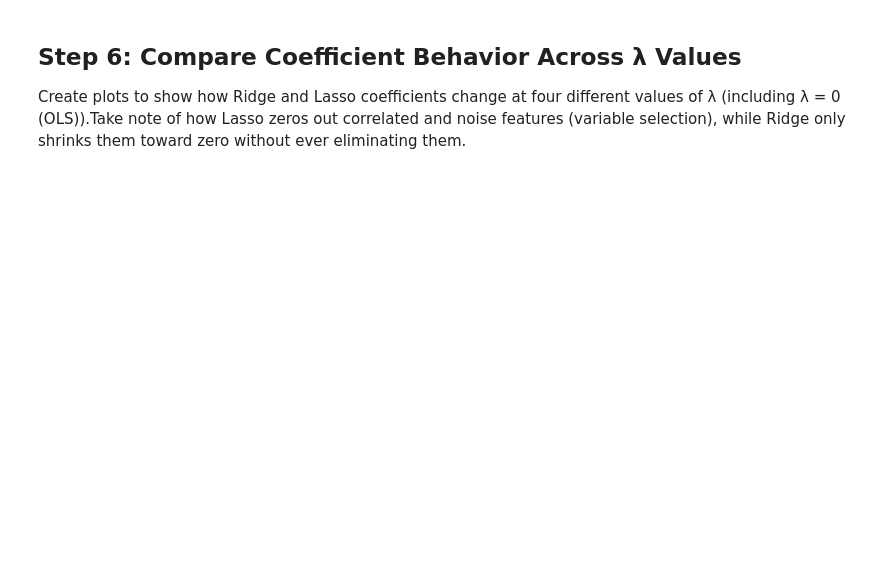
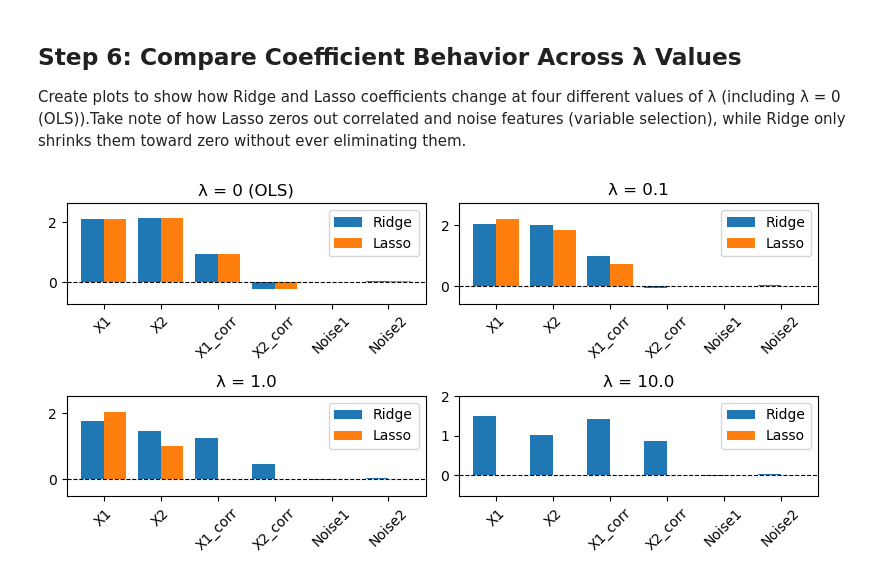
Before and after one commit to vedikaS-byte/eds232-labs, a Jupyter notebook: lab5.ipynb, the cells around one changed output. Cells and saved outputs as stored; diff of their text form; code cells hidden in the pictures; blank space fills up the shorter version.

```diff
--- a/lab5.ipynb
+++ b/lab5.ipynb
@@ -174,24 +228,42 @@ from IPython.display import display
 
 Create plots to show how Ridge and Lasso coefficients change at four different values of λ (including λ = 0 (OLS)).Take note of how Lasso  zeros out correlated and noise features (variable selection), while Ridge only shrinks them toward zero without ever eliminating them.
 # %%
+from sklearn.linear_model import LinearRegression
 
+lambdas = [0, 0.1, 1.0, 10.0]
+data = []
 
+for lam in lambdas:
+    if lam == 0:
+        ols = LinearRegression().fit(X_train, y_train)
+        data.append(pd.DataFrame({
+            'Ridge': ols.coef_,
+            'Lasso': ols.coef_
+        }, index=['X1', 'X2', 'X1_corr', 'X2_corr', 'Noise1', 'Noise2']))
+    else:
+        ridge = Ridge(alpha=lam).fit(X_train, y_train)
+        lasso = Lasso(alpha=lam).fit(X_train, y_train)
+        data.append(pd.DataFrame({
+            'Ridge': ridge.coef_,
+            'Lasso': lasso.coef_
+        }, index=['X1', 'X2', 'X1_corr', 'X2_corr', 'Noise1', 'Noise2']))
 
-
-fig, axes = plt.subplots(2, 2, figsize=(10, 4))
+fig, axes = plt.subplots(2, 2, figsize=(8, 4))
 axes = axes.flatten()
 for i, df in enumerate(data):
     df.plot.bar(ax=axes[i], width=0.8)
-    # Add title
+    title = 'λ = 0 (OLS)' if lambdas[i] == 0 else f'λ = {lambdas[i]}'
     axes[i].set_title(title)
     axes[i].set_xticklabels(df.index, rotation=45)
     axes[i].axhline(0, color='black', linewidth=0.8, linestyle='--')
     ymin = min(df.values.min(), 0)
     ymax = max(df.values.max(), 0)
     pad = max((ymax - ymin) * 0.15, 0.5)
     axes[i].set_ylim(ymin - pad, ymax + pad)
 
 plt.tight_layout()
 plt.show()
+# %% [output]
+[figure, added]
 # %% [markdown]
 > **What do you notice?** Compare the Ridge and Lasso bars at each λ level. Which features does Lasso zero out first? How does Ridge handle the correlated features X3 and X4 compared to Lasso? What are the trade-offs between the two approaches for model interpretability?
```
Also changed, not shown: parts of 9 cells of this notebook.
